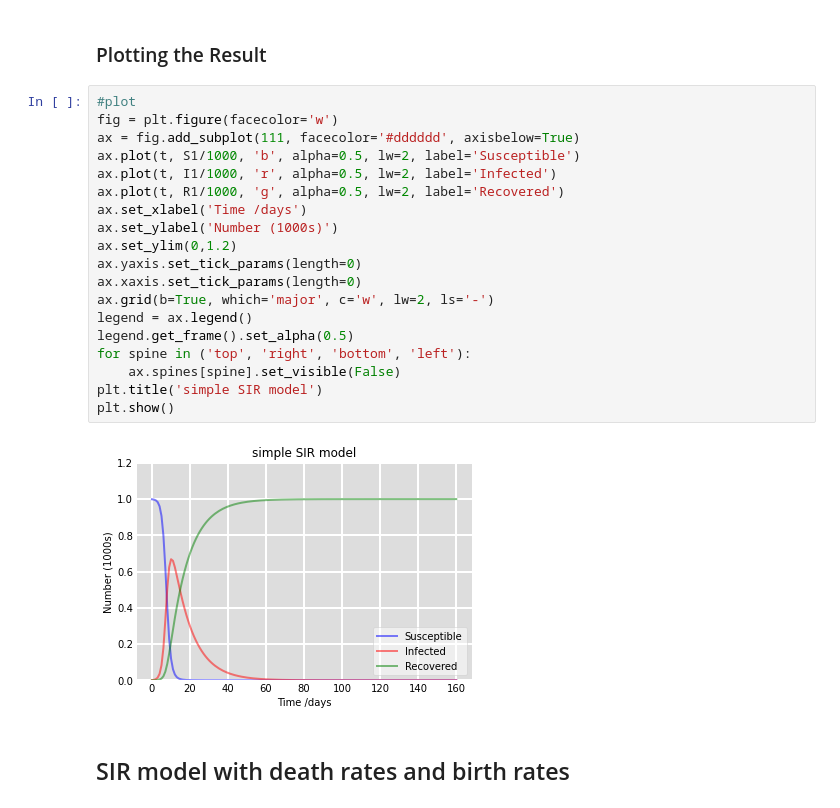
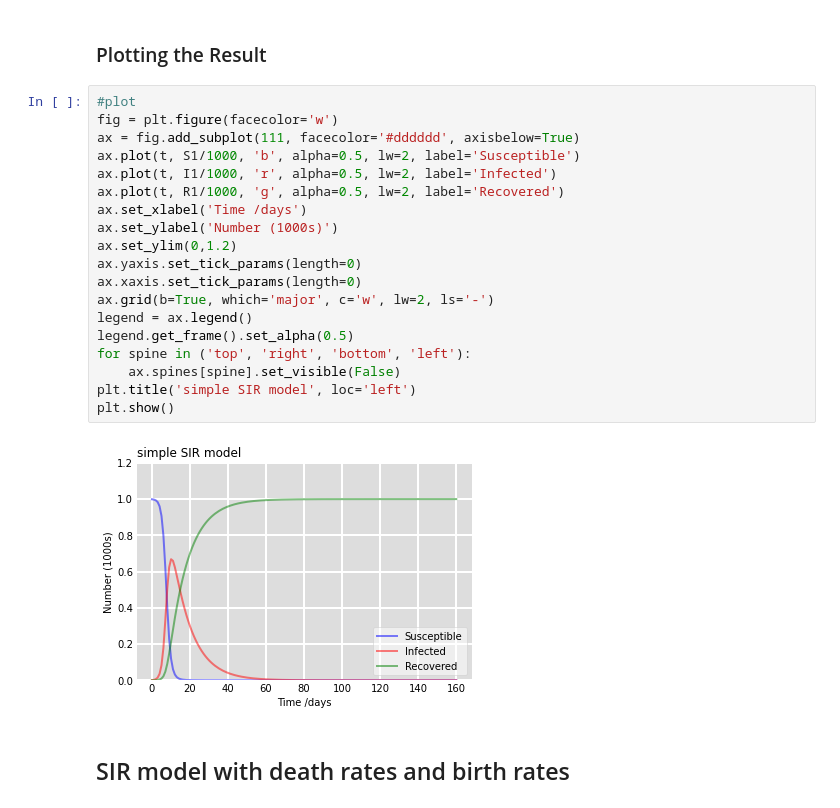
Before and after one commit to mjemons/IDD_TB, a Jupyter notebook: scripts/simulation.ipynb, the cells around one changed output. Saved outputs shown, nothing was run; the diff lists cells and outputs as text.

```diff
--- a/scripts/simulation.ipynb
+++ b/scripts/simulation.ipynb
@@ -62,24 +72,24 @@ S1, I1, R1 = sol.T
 # %%
 #plot
 fig = plt.figure(facecolor='w')
 ax = fig.add_subplot(111, facecolor='#dddddd', axisbelow=True)
 ax.plot(t, S1/1000, 'b', alpha=0.5, lw=2, label='Susceptible')
 ax.plot(t, I1/1000, 'r', alpha=0.5, lw=2, label='Infected')
 ax.plot(t, R1/1000, 'g', alpha=0.5, lw=2, label='Recovered')
 ax.set_xlabel('Time /days')
 ax.set_ylabel('Number (1000s)')
 ax.set_ylim(0,1.2)
 ax.yaxis.set_tick_params(length=0)
 ax.xaxis.set_tick_params(length=0)
 ax.grid(b=True, which='major', c='w', lw=2, ls='-')
 legend = ax.legend()
 legend.get_frame().set_alpha(0.5)
 for spine in ('top', 'right', 'bottom', 'left'):
     ax.spines[spine].set_visible(False)
-plt.title('simple SIR model')
+plt.title('simple SIR model', loc='left')
 plt.show()
 # %% [output]
-[figure, old version]
+[figure, new version]
 # %% [markdown]
 ## SIR model with death rates and birth rates
 # %% [markdown]
```
Also changed, not shown: parts of 4 cells of this notebook.
